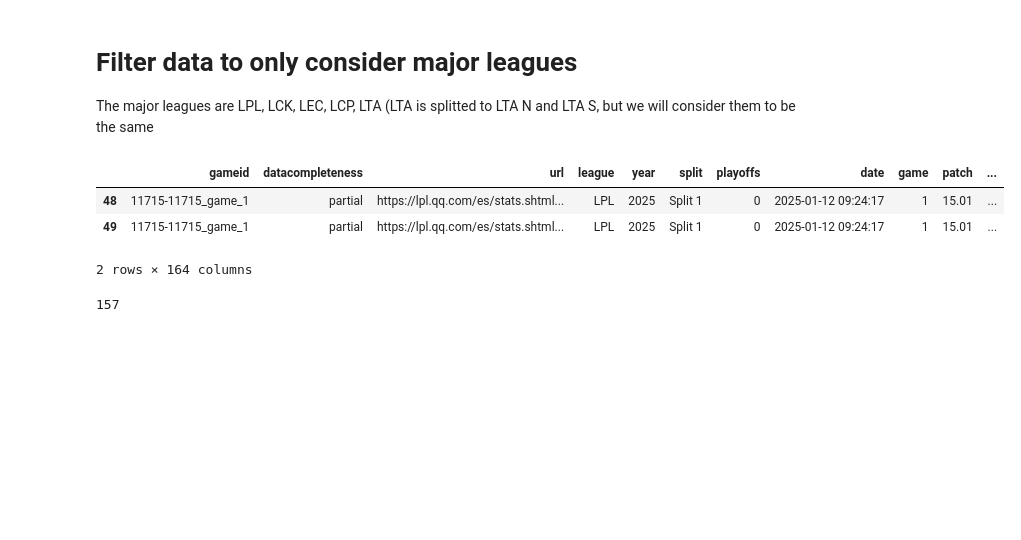
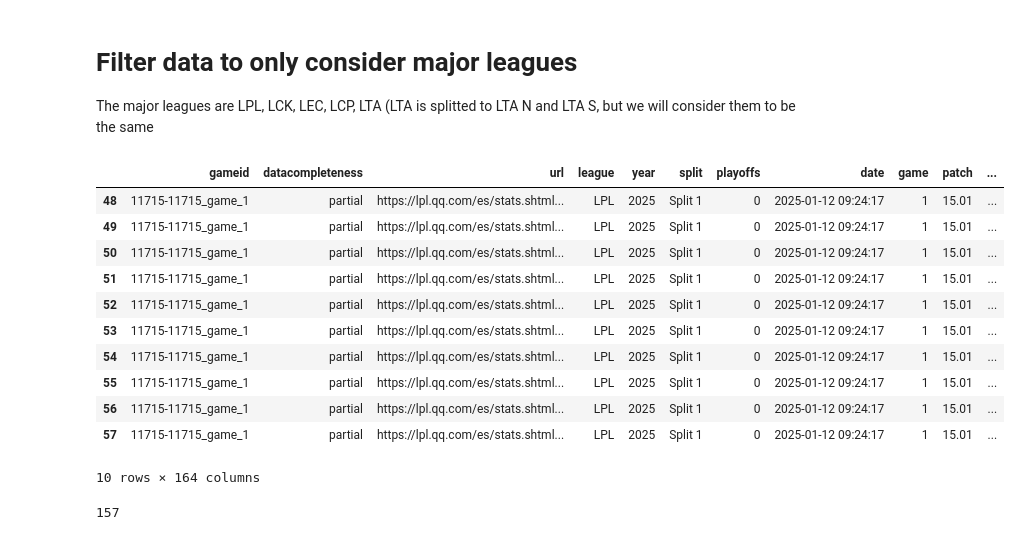
Before and after one commit to maxxyhc/Predicitng-region-of-LOL, a Jupyter notebook: assignment2_tests.ipynb, the cells around one changed output. Drawn from its saved outputs; the diff is of its cells as text; code cells hidden in the pictures; blank space fills up the shorter version.

```diff
--- a/assignment2_tests.ipynb
+++ b/assignment2_tests.ipynb
@@ -14,7 +16,7 @@ from sklearn.linear_model import LogisticRegression
 # %%
 #remember to change this lol
-all_data = pd.read_csv('../../2025_LoL_esports_match_data_from_OraclesElixir.csv')
-all_data[:5]
+all_data = pd.read_csv('2025_LoL_esports_match_data_from_OraclesElixir.csv')
+all_data[:10]
 # %% [output]
 |  | gameid | datacompleteness | url | league | year | split | playoffs | date | game | patch | ... |
 | 0 | LOLTMNT03_179647 | complete | NaN | LFL2 | 2025 | Winter | 0 | 2025-01-11 11:11:24 | 1 | 15.01 | ... |
@@ -48,22 +55,30 @@ The major leagues are LPL, LCK, LEC, LCP, LTA
 # %%
 major_league_data = all_data[all_data['league'].isin(['LTA','LPL','LCK','LEC','LTA S','LTA N', 'LCP'])]
 
 major_league_data = major_league_data.copy()
 
 #filter out 'team' role
 major_league_data = major_league_data[major_league_data['position'] != 'team']
 
 
 #making LTA just LTA
 major_league_data['league'] = major_league_data['league'].replace({'LTA S': 'LTA', 'LTA N': 'LTA'})
 
 
-major_league_data[:2]
+major_league_data[:10]
 # %% [output]
 |  | gameid | datacompleteness | url | league | year | split | playoffs | date | game | patch | ... |
 | 48 | 11715-11715_game_1 | partial | https://lpl.qq.com/es/stats.shtml... | LPL | 2025 | Split 1 | 0 | 2025-01-12 09:24:17 | 1 | 15.01 | ... |
 | 49 | 11715-11715_game_1 | partial | https://lpl.qq.com/es/stats.shtml... | LPL | 2025 | Split 1 | 0 | 2025-01-12 09:24:17 | 1 | 15.01 | ... |
+| 50 | 11715-11715_game_1 | partial | https://lpl.qq.com/es/stats.shtml... | LPL | 2025 | Split 1 | 0 | 2025-01-12 09:24:17 | 1 | 15.01 | ... |
+| 51 | 11715-11715_game_1 | partial | https://lpl.qq.com/es/stats.shtml... | LPL | 2025 | Split 1 | 0 | 2025-01-12 09:24:17 | 1 | 15.01 | ... |
+| 52 | 11715-11715_game_1 | partial | https://lpl.qq.com/es/stats.shtml... | LPL | 2025 | Split 1 | 0 | 2025-01-12 09:24:17 | 1 | 15.01 | ... |
+| 53 | 11715-11715_game_1 | partial | https://lpl.qq.com/es/stats.shtml... | LPL | 2025 | Split 1 | 0 | 2025-01-12 09:24:17 | 1 | 15.01 | ... |
+| 54 | 11715-11715_game_1 | partial | https://lpl.qq.com/es/stats.shtml... | LPL | 2025 | Split 1 | 0 | 2025-01-12 09:24:17 | 1 | 15.01 | ... |
+| 55 | 11715-11715_game_1 | partial | https://lpl.qq.com/es/stats.shtml... | LPL | 2025 | Split 1 | 0 | 2025-01-12 09:24:17 | 1 | 15.01 | ... |
+| 56 | 11715-11715_game_1 | partial | https://lpl.qq.com/es/stats.shtml... | LPL | 2025 | Split 1 | 0 | 2025-01-12 09:24:17 | 1 | 15.01 | ... |
+| 57 | 11715-11715_game_1 | partial | https://lpl.qq.com/es/stats.shtml... | LPL | 2025 | Split 1 | 0 | 2025-01-12 09:24:17 | 1 | 15.01 | ... |
-2 rows × 164 columns
+10 rows × 164 columns
 # %%
 len(major_league_data['champion'][major_league_data['position'] != 'team'].unique())
 # %% [output]
```
Also changed, not shown: parts of 14 cells of this notebook, 2 other files.
